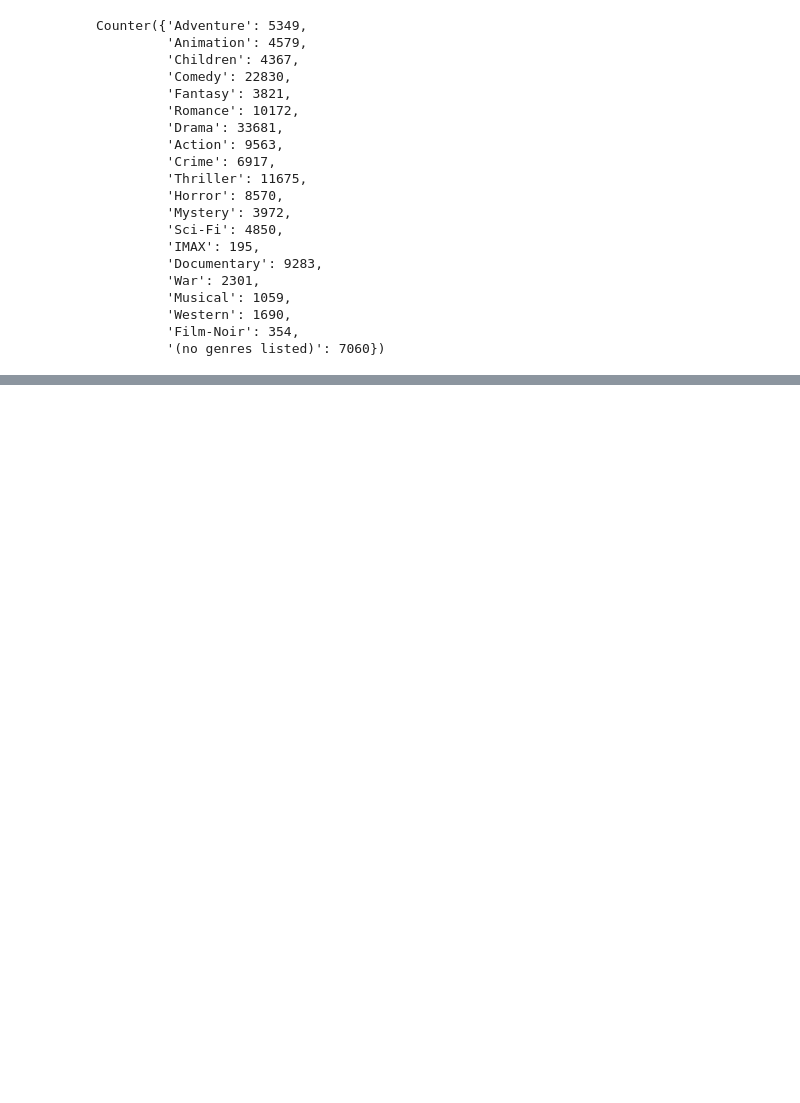
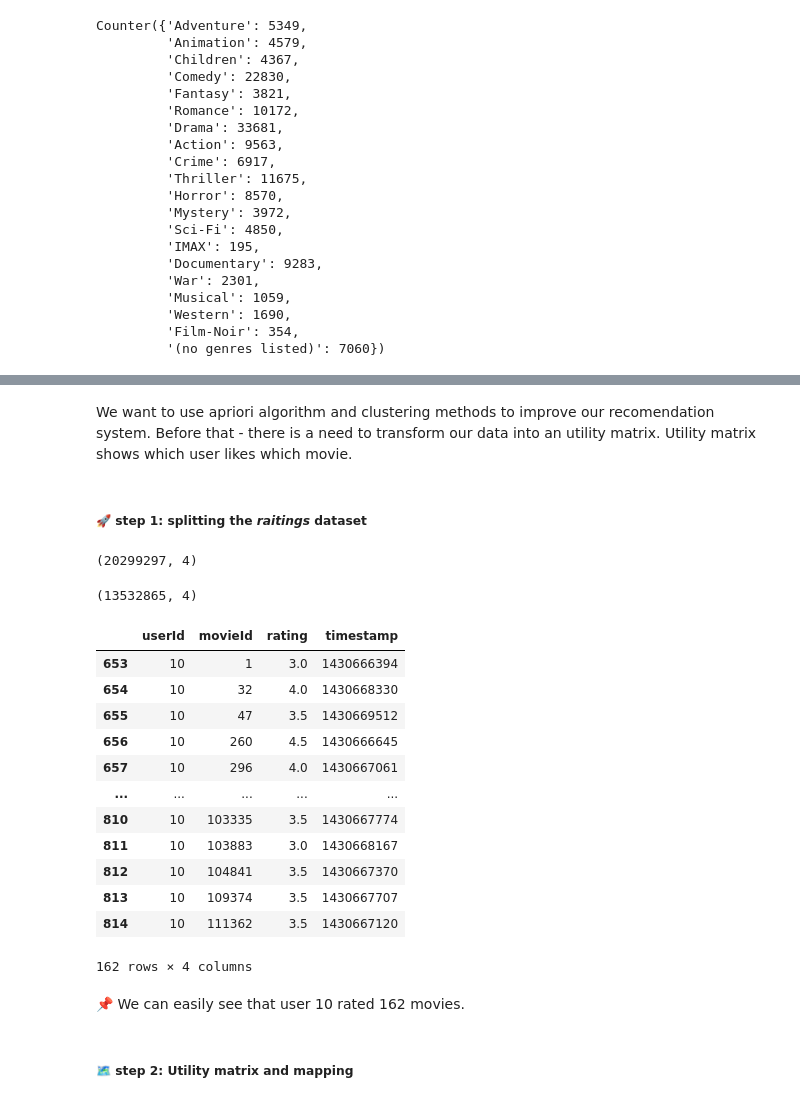
Before and after one commit to Wikusia-s/DM-recomendation-system, a Jupyter notebook: main.ipynb, the cells around one changed output, grey strips where cells are left out. Drawn from its saved outputs; the diff is of its cells as text; code cells hidden in the pictures; blank space fills up the shorter version.

```diff
--- a/main.ipynb
+++ b/main.ipynb
@@ -174,0 +177,34 @@ Counter({'Adventure': 5349,
+# %% [markdown]
+We want to use apriori algorithm and clustering methods to improve our recomendation system. Before that - there is a need to transform our data into an utility matrix. Utility matrix shows which user likes which movie.
+# %% [markdown]
+##### 🚀 **step 1: splitting the _raitings_ dataset**
+# %%
+train_df, test_df = rec.getTwoDatasets(ratings)
+# %%
+train_df.shape
+# %% [output]
+(20299297, 4)
+# %%
+test_df.shape
+# %% [output]
+(13532865, 4)
+# %%
+train_df[train_df['userId'] == 10]
+# %% [output]
+|  | userId | movieId | rating | timestamp |
+| 653 | 10 | 1 | 3.0 | 1430666394 |
+| 654 | 10 | 32 | 4.0 | 1430668330 |
+| 655 | 10 | 47 | 3.5 | 1430669512 |
+| 656 | 10 | 260 | 4.5 | 1430666645 |
+| 657 | 10 | 296 | 4.0 | 1430667061 |
+| ... | ... | ... | ... | ... |
+| 810 | 10 | 103335 | 3.5 | 1430667774 |
+| 811 | 10 | 103883 | 3.0 | 1430668167 |
+| 812 | 10 | 104841 | 3.5 | 1430667370 |
+| 813 | 10 | 109374 | 3.5 | 1430667707 |
+| 814 | 10 | 111362 | 3.5 | 1430667120 |
+162 rows × 4 columns
+# %% [markdown]
+📌 We can easily see that user 10 rated 162 movies.
+# %% [markdown]
+##### 🗺️ **step 2: Utility matrix and mapping**
```
Also changed, not shown: parts of 7 cells of this notebook.
